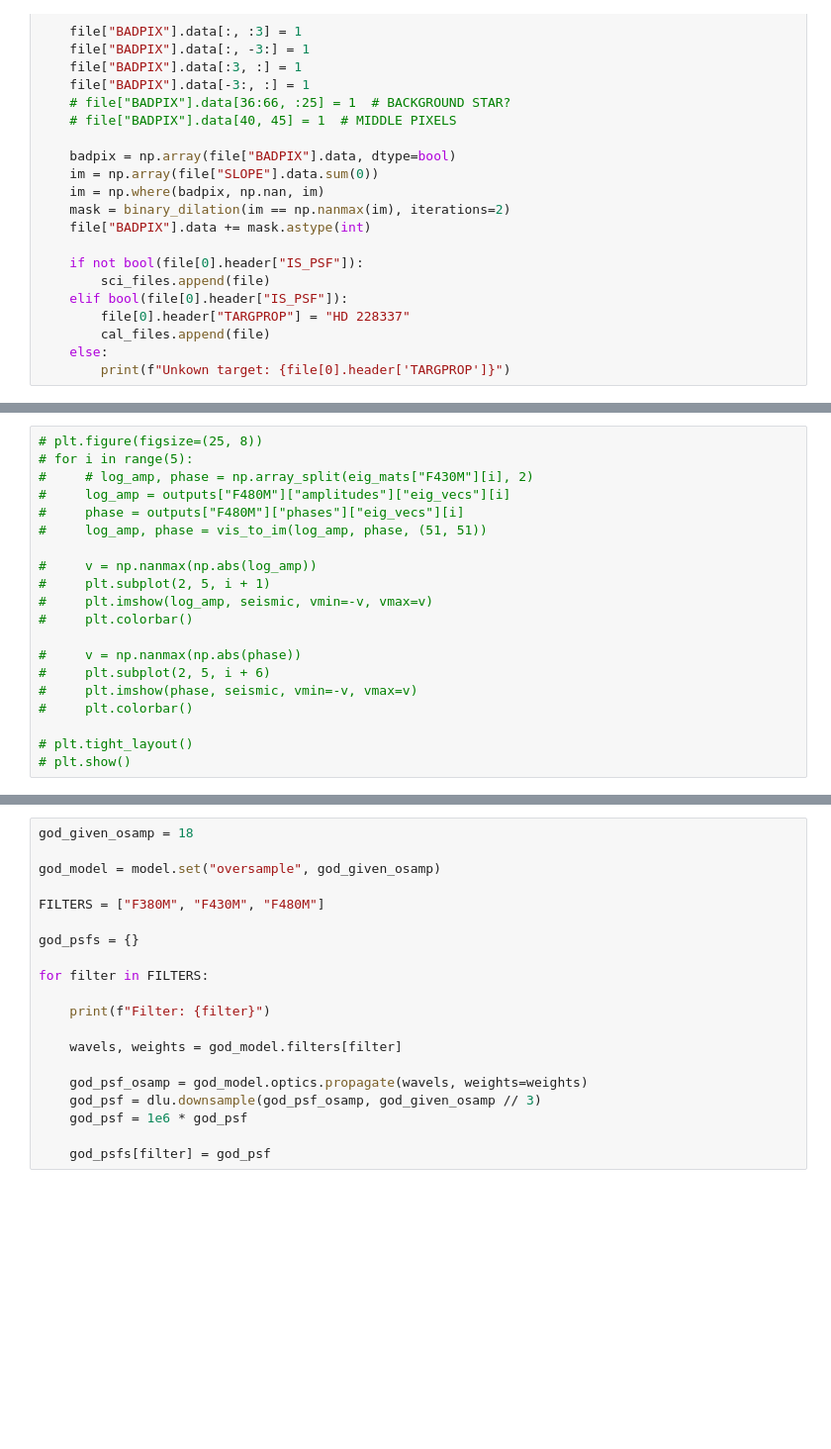
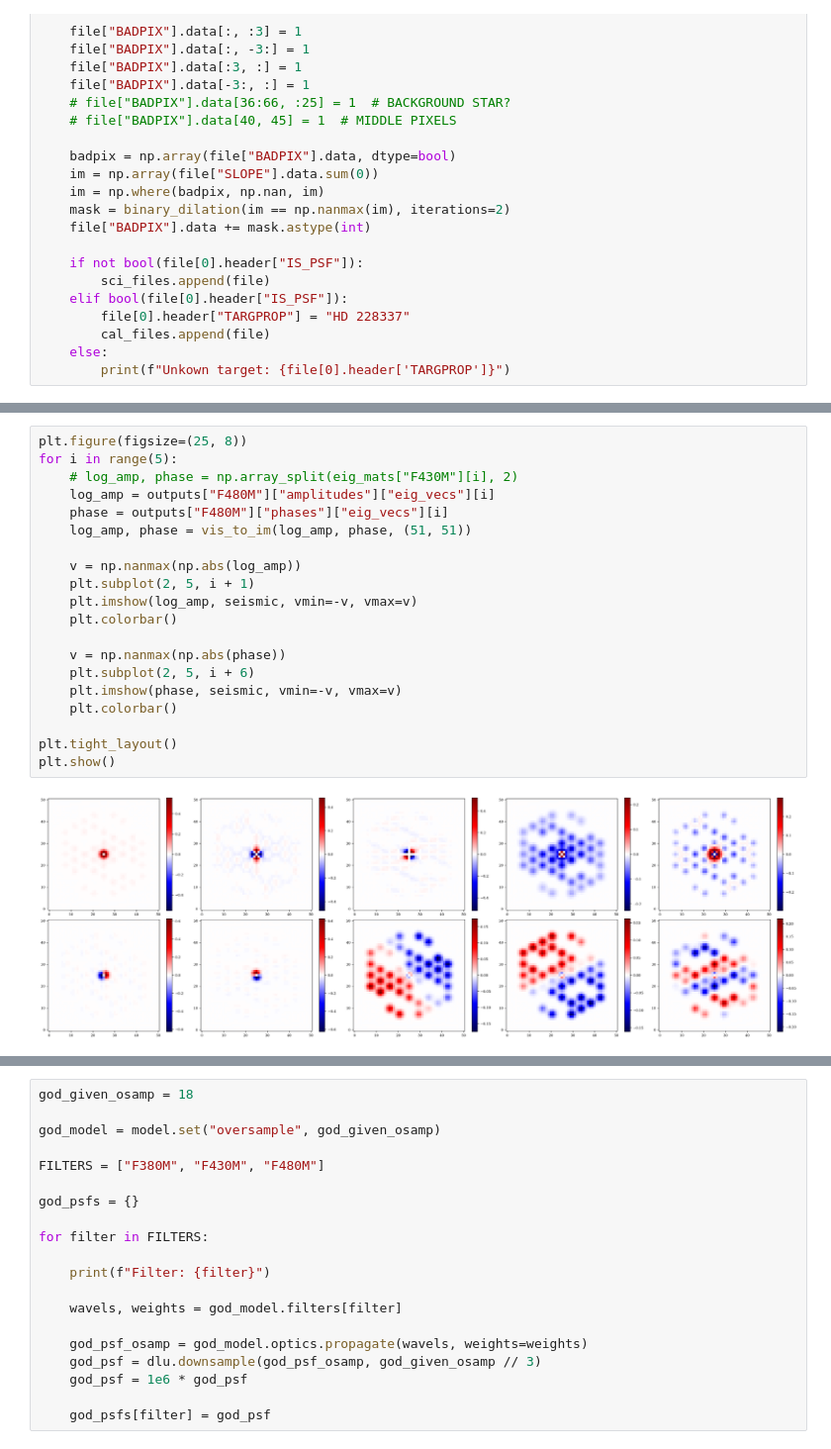
Before and after one commit to maxecharles/dorito_notebooks, a Jupyter notebook: wr137_vis.ipynb, the cells around one changed output, grey strips where cells are left out. Shown at 99% size. Drawn from its saved outputs; the diff is of its cells as text; blank space fills up the shorter version.

```diff
--- a/wr137_vis.ipynb
+++ b/wr137_vis.ipynb
@@ -301,20 +279,22 @@ for file in files:
 # %%
-# plt.figure(figsize=(25, 8))
-# for i in range(5):
-#     # log_amp, phase = np.array_split(eig_mats["F430M"][i], 2)
-#     log_amp = outputs["F480M"]["amplitudes"]["eig_vecs"][i]
-#     phase = outputs["F480M"]["phases"]["eig_vecs"][i]
-#     log_amp, phase = vis_to_im(log_amp, phase, (51, 51))
+plt.figure(figsize=(25, 8))
+for i in range(5):
+    # log_amp, phase = np.array_split(eig_mats["F430M"][i], 2)
+    log_amp = outputs["F480M"]["amplitudes"]["eig_vecs"][i]
+    phase = outputs["F480M"]["phases"]["eig_vecs"][i]
+    log_amp, phase = vis_to_im(log_amp, phase, (51, 51))
 
-#     v = np.nanmax(np.abs(log_amp))
-#     plt.subplot(2, 5, i + 1)
-#     plt.imshow(log_amp, seismic, vmin=-v, vmax=v)
-#     plt.colorbar()
+    v = np.nanmax(np.abs(log_amp))
+    plt.subplot(2, 5, i + 1)
+    plt.imshow(log_amp, seismic, vmin=-v, vmax=v)
+    plt.colorbar()
 
-#     v = np.nanmax(np.abs(phase))
-#     plt.subplot(2, 5, i + 6)
-#     plt.imshow(phase, seismic, vmin=-v, vmax=v)
-#     plt.colorbar()
+    v = np.nanmax(np.abs(phase))
+    plt.subplot(2, 5, i + 6)
+    plt.imshow(phase, seismic, vmin=-v, vmax=v)
+    plt.colorbar()
 
-# plt.tight_layout()
-# plt.show()
+plt.tight_layout()
+plt.show()
+# %% [output]
+[figure, added]
```
Also changed, not shown: parts of 7 cells of this notebook, 2 other files.
